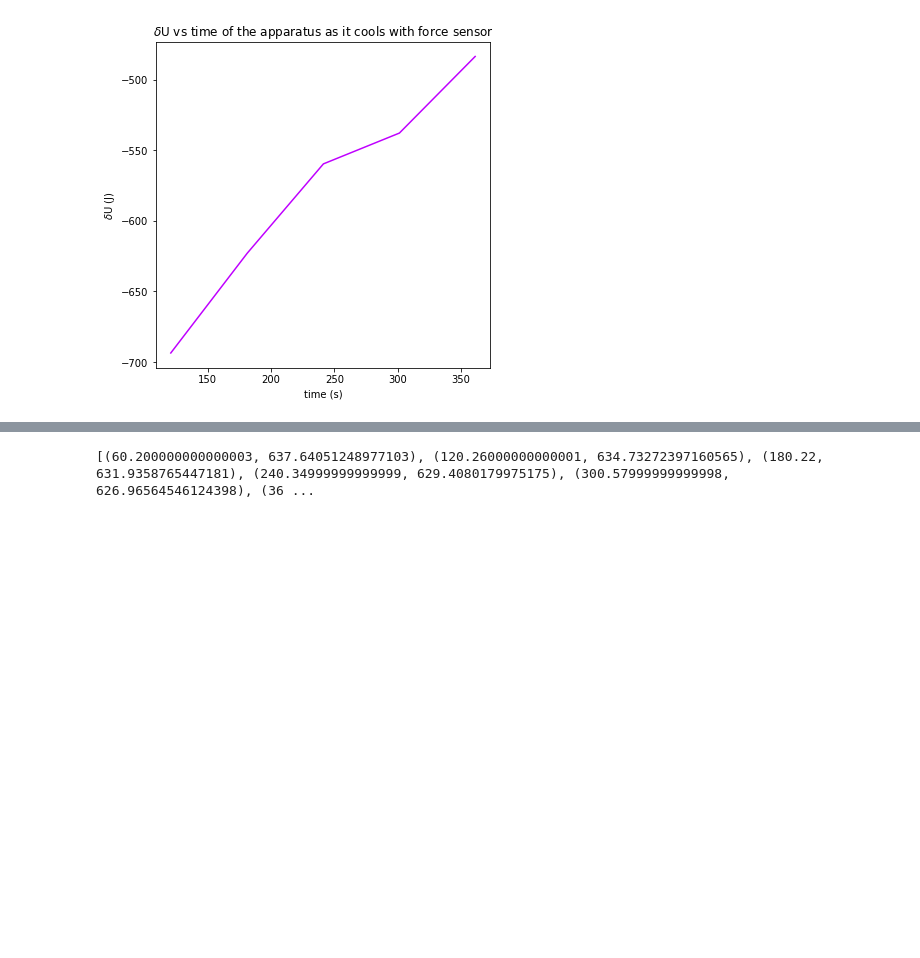
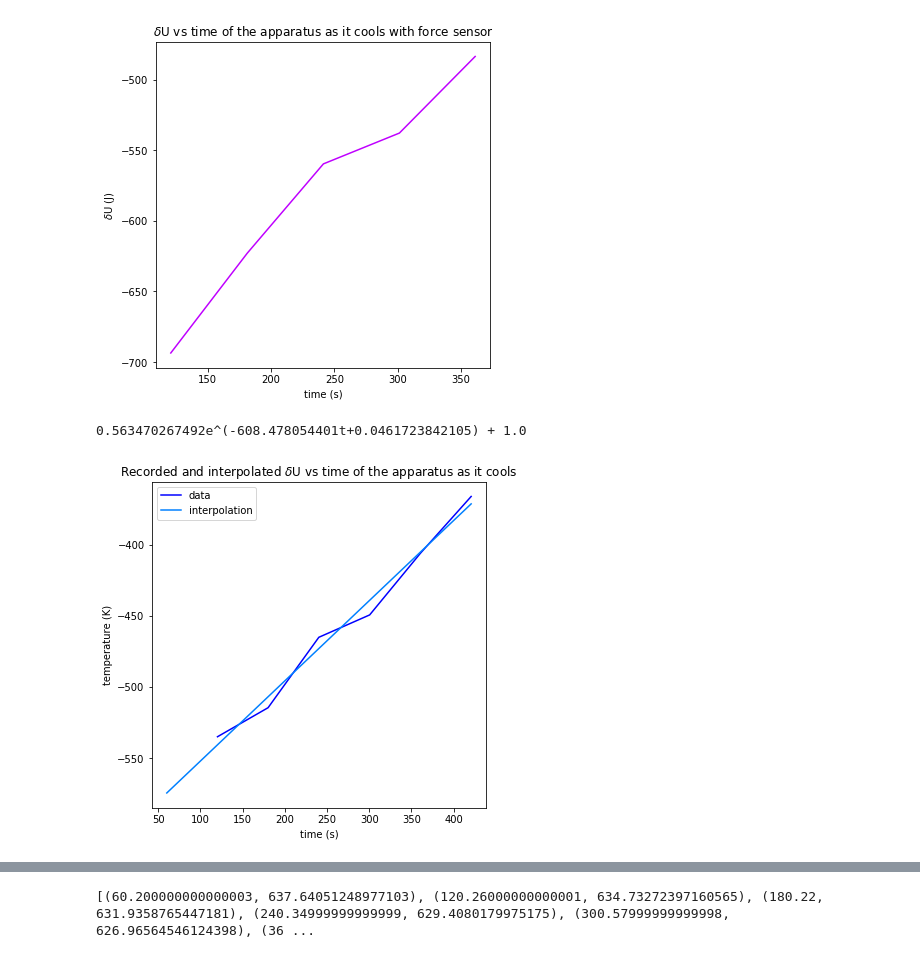
Before and after one commit to kaceyaurum/PHY-252-labs, a Jupyter notebook: lab3.ipynb, the cells around one changed output, grey strips where cells are left out. Cells and saved outputs as stored; diff of their text form; code cells hidden in the pictures; blank space fills up the shorter version.

```diff
--- a/lab3.ipynb
+++ b/lab3.ipynb
@@ -337 +337,24 @@ def interpu(t, A, C, B, D):
     return y
+# %%
+params = scipy.optimize.curve_fit(interpu, nospringcnotdeltatt[1:], nospringcdeltau)
+
+param = params[0]
+
+A = param[0]
+C = param[1]
+# B = param[2]
+# D = param[3]
+print(str(A)+'e^('+str(C)+'t+'+str(D)+') + '+str(B))
+fig = plt.figure(figsize=(6,6))
+ax = fig.add_subplot(111)
+ax.plot(nospringcnotdeltatt[1:],nospringcdeltau, c=(0,0,1), label='data')
+interpt = [A*t+C for t in nospringcnotdeltatt]
+ax.plot(nospringcnotdeltatt, interpt, c=(0,.5,1), label='interpolation')
+ax.set_xlabel('time (s)')
+ax.set_ylabel('temperature (K)')
+ax.legend(loc='best')
+ax.set_title(r'Recorded and interpolated $\delta$U vs time of the apparatus as it cools')
+ax.figure.savefig('intU-t-nospring-c')
+# %% [output]
+0.563470267492e^(-608.478054401t+0.0461723842105) + 1.0
+[figure, added]
```
Also changed, not shown: parts of 15 cells of this notebook, 10 other files.
